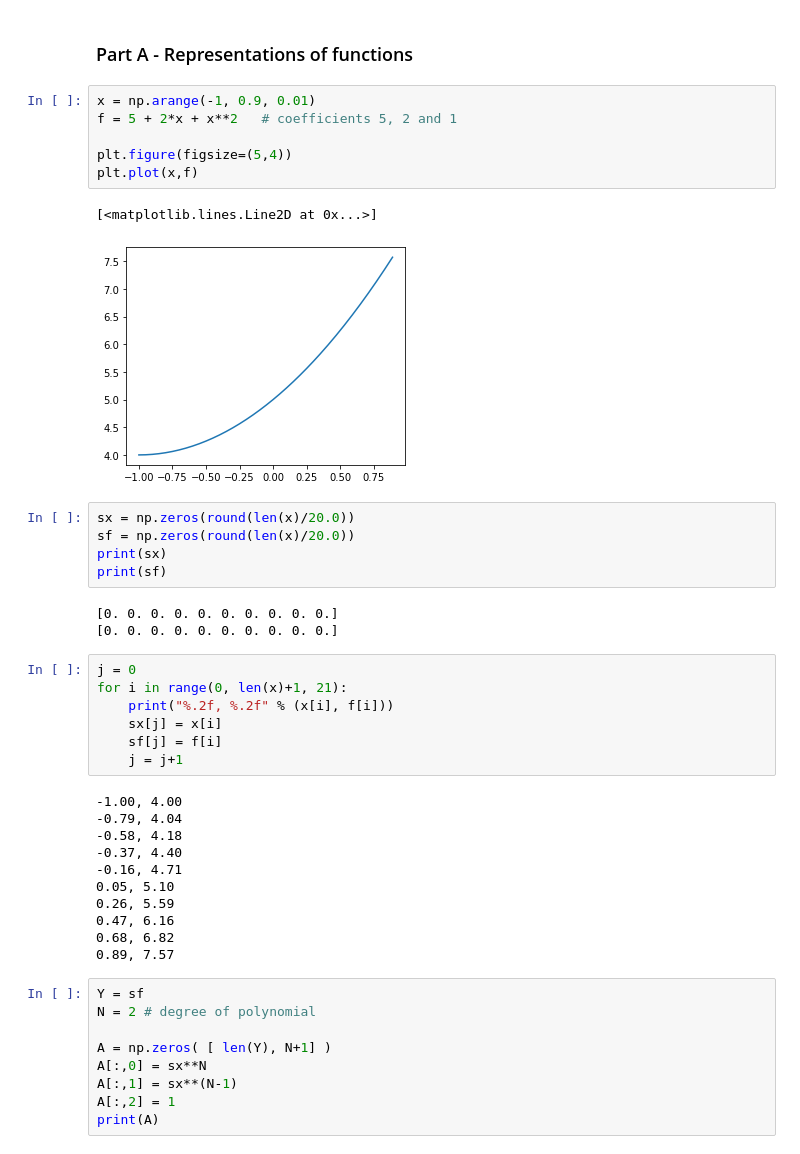
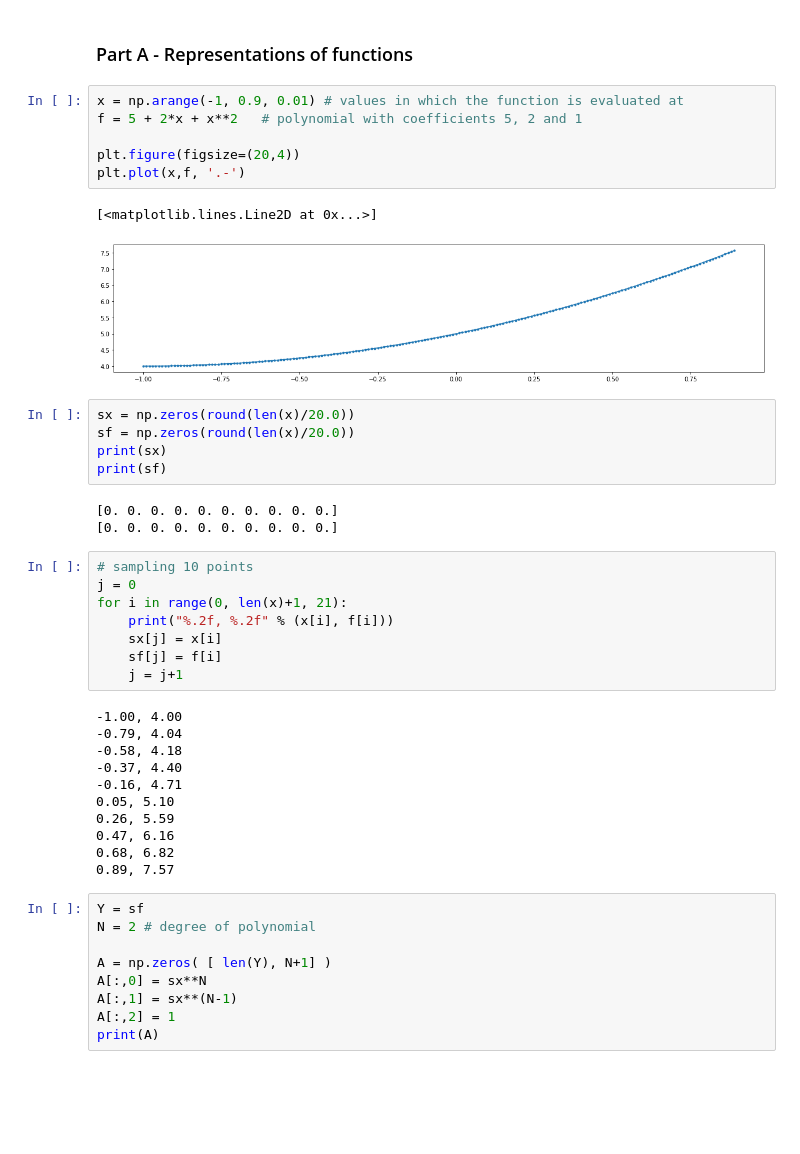
Before and after one commit to maponti/imageprocessing_course_icmc, a Jupyter notebook: 04a_fundamentals_transformation.ipynb, the cells around one changed output. Cells and saved outputs as stored; diff of their text form; blank space fills up the shorter version.

```diff
--- a/04a_fundamentals_transformation.ipynb
+++ b/04a_fundamentals_transformation.ipynb
@@ -8,14 +8,14 @@ import matplotlib.pyplot as plt
 # %% [markdown]
 ### Part A - Representations of functions
 # %%
-x = np.arange(-1, 0.9, 0.01)
-f = 5 + 2*x + x**2   # coefficients 5, 2 and 1
+x = np.arange(-1, 0.9, 0.01) # values in which the function is evaluated at
+f = 5 + 2*x + x**2   # polynomial with coefficients 5, 2 and 1
 
-plt.figure(figsize=(5,4))
-plt.plot(x,f)
+plt.figure(figsize=(20,4))
+plt.plot(x,f, '.-')
 # %% [output]
 [<matplotlib.lines.Line2D at 0x...>]
-[figure, old version]
+[figure, new version]
 # %%
 sx = np.zeros(round(len(x)/20.0))
 sf = np.zeros(round(len(x)/20.0))
@@ -25,6 +25,7 @@ print(sf)
 [0. 0. 0. 0. 0. 0. 0. 0. 0. 0.]
 [0. 0. 0. 0. 0. 0. 0. 0. 0. 0.]
 # %%
+# sampling 10 points
 j = 0
 for i in range(0, len(x)+1, 21):
     print("%.2f, %.2f" % (x[i], f[i]))
```
Also changed, not shown: parts of 11 cells of this notebook.
